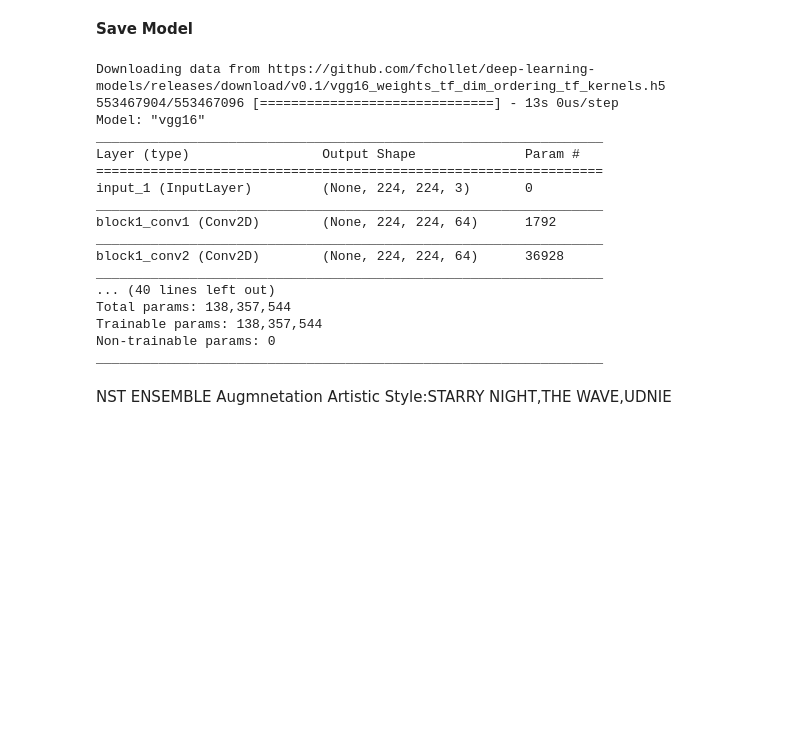
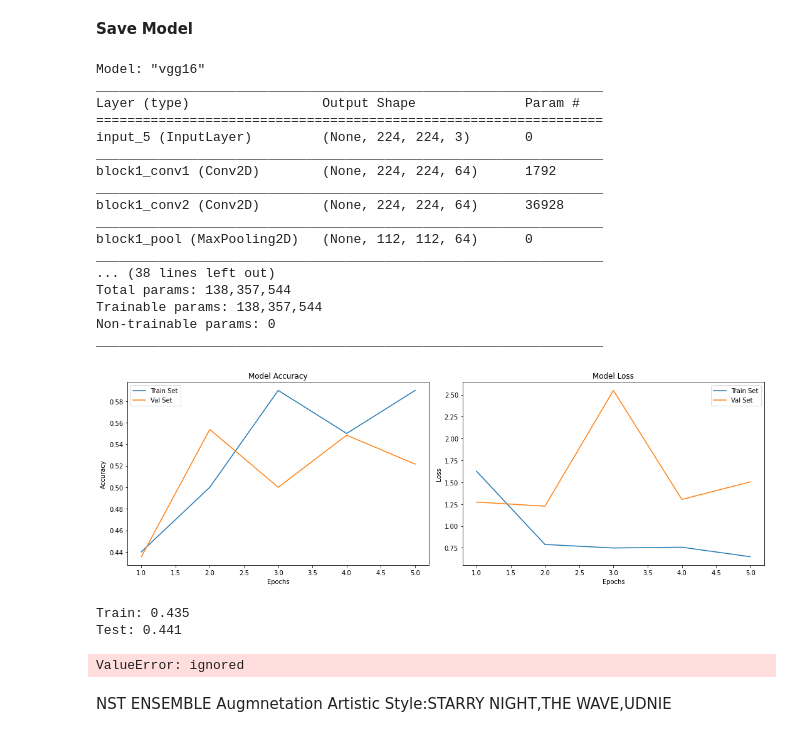
Before and after one commit to shikarRajcomar-Engineer/Ensemble, a Jupyter notebook: Model_Testing.ipynb, the cells around one changed output. Drawn from its saved outputs; the diff is of its cells as text; code cells hidden in the pictures; blank space fills up the shorter version.

```diff
--- a/Model_Testing.ipynb
+++ b/Model_Testing.ipynb
@@ -437,7 +452,7 @@ batch_size=32
 
 Dataset=['Original224','NSTstarry_night_covid224','NSTthe_wave224'
 ,'NSTudnie_covid224','NSTcandy_covid224','NSTcomposition_vii_covid224'
-,'NSTfeathers_covid224','NSTla_muse_covid224','NSTmosaic_covid224','NSTthe_scream224','samplepair_covid224']
+,'NSTfeathers_covid224','NSTla_muse_covid224','NSTmosaic_covid224','NSTthe_scream224','SamplepairCT_COVID224']
 
 
 def load_data_training_and_test(datasetname):
@@ -465,17 +480,17 @@ def data_processing(x_train,y_train,x_test,y_testing):
     x_train/=255
     x_test/=255
     classes = np.unique(y_train)
-    nClasses = len(classes)
-    num_classes = len(classes)
+    # nClasses = len(classes)
+    # num_classes = len(classes)
     img_rows=x_train[0].shape[0]
     img_cols=x_train[1].shape[0]
     input_shape=(img_rows,img_cols,3)
     return x_train,y_train, x_test,y_testing
 
 # Define Callback function for early stopping and tensorboard
-earlystop=EarlyStopping(patience=5)
+earlystop=EarlyStopping(patience=3)
 learning_rate_reduction=ReduceLROnPlateau(monitor='val_accuracy'
-                                        ,patience=5
+                                        ,patience=3
                                         ,verbose=0
                                         ,factor=0.5
                                         ,min_lr=0.00001)
@@ -490,11 +505,15 @@ from keras.applications.vgg16 import VGG16
 model = VGG16()
 # summarize the model
 model.summary()
-optimizer = keras.optimizers.Adam(lr=0.0001)
-model.compile(optimizer=optimizer,
-              loss="sparse_categorical_crossentropy",
+# optimizer = keras.optimizers.Adam(lr=0.0001)
+# model.compile(optimizer=optimizer,
+#               loss="sparse_categorical_crossentropy",
+#               metrics=["accuracy"])
+
+from keras.optimizers import SGD
+opt = SGD(lr=0.0001)
+model.compile(loss = "sparse_categorical_crossentropy", optimizer = opt,
               metrics=["accuracy"])
-
 
 
 def train_on_x_samples(batch_size=32, steps=100):
@@ -555,19 +574,19 @@ def test_acc_results(x_test,y_testing):
 mc = ModelCheckpoint('best_model.h5', monitor='val_accuracy', mode='max', verbose=0, save_best_only=True)
 es = EarlyStopping(monitor='val_loss', mode='min', verbose=1, patience=20)
 # %% [output]
-Downloading data from https://github.com/fchollet/deep-learning-models/releases/download/v0.1/vgg16_weights_tf_dim_ordering_tf_kernels.h5
-553467904/553467096 [==============================] - 13s 0us/step
 Model: "vgg16"
 _________________________________________________________________
 Layer (type)                 Output Shape              Param #
 =================================================================
-input_1 (InputLayer)         (None, 224, 224, 3)       0
+input_5 (InputLayer)         (None, 224, 224, 3)       0
 _________________________________________________________________
 block1_conv1 (Conv2D)        (None, 224, 224, 64)      1792
 _________________________________________________________________
 block1_conv2 (Conv2D)        (None, 224, 224, 64)      36928
 _________________________________________________________________
-... (40 lines left out)
+block1_pool (MaxPooling2D)   (None, 112, 112, 64)      0
+_________________________________________________________________
+... (38 lines left out)
 Total params: 138,357,544
 Trainable params: 138,357,544
 Non-trainable params: 0
@@ -583,7 +602,7 @@ Aug=['Original','HorizontalFlip','vertialFLip','Rotation','shear','width_shift_r
 ,'Rotation+vertical','Horizontal+Rotation','shear+Rotation','Rotation+width_shift_range'
 ,'shear+vertical','Horizontal+shear','shear+Rotation','shear+width_shift_range']
 
-
+num_classes=2
 for i in range(len(Aug)):
   if i==0:
     (x_train,y_train),(x_test,y_testing)=load_data_training_and_test(Dataset[0])
@@ -788,7 +807,7 @@ for i in range(len(Aug)):
     (x_train,y_train),(x_test,y_testing)=load_data_training_and_test(Dataset[0])
     data_processing(x_train,y_train,x_test,y_testing)
     datagen = ImageDataGenerator(featurewise_center=True,featurewise_std_normalization=True,horizontal_flip=True,width_shift_range=(random.uniform(0.1,0.9)))
-    val_datagen = ImageDataGenerator(featurewise_center=True,featurewise_std_normalization=True,horizontal_flip=True,width_shift_range=(random.uniform(0.1,0.9)))
+    val_datagen = ImageDataGenerator(rescale=1./255)
     history = train_on_x_samples(1)
     train_acc_results(x_train,y_train)
     test_acc_results(x_test,y_testing)
@@ -812,7 +831,7 @@ for i in range(len(Aug)):
     (x_train,y_train),(x_test,y_testing)=load_data_training_and_test(Dataset[0])
     data_processing(x_train,y_train,x_test,y_testing)
     datagen = ImageDataGenerator(featurewise_center=True,featurewise_std_normalization=True,vertical_flip=True,rotation_range=(random.randrange(0,360,30)))
-    val_datagen = ImageDataGenerator(featurewise_center=True,featurewise_std_normalization=True,vertical_flip=True,rotation_range=(random.randrange(0,360,30)))
+    val_datagen = ImageDataGenerator(rescale=1./255)
     history = train_on_x_samples(1)
     train_acc_results(x_train,y_train)
     test_acc_results(x_test,y_testing)
@@ -835,7 +854,7 @@ for i in range(len(Aug)):
       (x_train,y_train),(x_test,y_testing)=load_data_training_and_test(Dataset[0])
       data_processing(x_train,y_train,x_test,y_testing)
       datagen = ImageDataGenerator(featurewise_center=True,featurewise_std_normalization=True,vertical_flip=True,shear_range=(random.randrange(0,100,10)))
-      val_datagen = ImageDataGenerator(featurewise_center=True,featurewise_std_normalization=True,vertical_flip=True,shear_range=(random.randrange(0,100,10)))
+      val_datagen = ImageDataGenerator(rescale=1./255)
       history = train_on_x_samples(1)
       train_acc_results(x_train,y_train)
       test_acc_results(x_test,y_testing)
@@ -857,7 +876,7 @@ for i in range(len(Aug)):
     (x_train,y_train),(x_test,y_testing)=load_data_training_and_test(Dataset[0])
     data_processing(x_train,y_train,x_test,y_testing)
     datagen = ImageDataGenerator(featurewise_center=True,featurewise_std_normalization=True,vertical_flip=True,width_shift_range=(random.uniform(0.1,0.9)))
-    val_datagen = ImageDataGenerator(featurewise_center=True,featurewise_std_normalization=True,vertical_flip=True,width_shift_range=(random.uniform(0.1,0.9)))
+    val_datagen = ImageDataGenerator(rescale=1./255)
     history = train_on_x_samples(1)
     train_acc_results(x_train,y_train)
     test_acc_results(x_test,y_testing)
@@ -882,7 +901,7 @@ for i in range(len(Aug)):
     (x_train,y_train),(x_test,y_testing)=load_data_training_and_test(Dataset[0])
     data_processing(x_train,y_train,x_test,y_testing)
     datagen = ImageDataGenerator(featurewise_center=True,featurewise_std_normalization=True,rotation_range=(random.randrange(0,360,30)),vertical_flip=True)
-    val_datagen = ImageDataGenerator(featurewise_center=True,featurewise_std_normalization=True,rotation_range=(random.randrange(0,360,30)),vertical_flip=True)
+    val_datagen = ImageDataGenerator(rescale=1./255)
     history = train_on_x_samples(1)
     train_acc_results(x_train,y_train)
     test_acc_results(x_test,y_testing)
@@ -905,7 +924,7 @@ for i in range(len(Aug)):
     (x_train,y_train),(x_test,y_testing)=load_data_training_and_test(Dataset[0])
     data_processing(x_train,y_train,x_test,y_testing)
     datagen = ImageDataGenerator(featurewise_center=True,featurewise_std_normalization=True,rotation_range=(random.randrange(0,360,30)),horizontal_flip=True)
-    val_datagen = ImageDataGenerator(featurewise_center=True,featurewise_std_normalization=True,rotation_range=(random.randrange(0,360,30)),horizontal_flip=True)
+    val_datagen = ImageDataGenerator(rescale=1./255)
     history = train_on_x_samples(1)
     train_acc_results(x_train,y_train)
     test_acc_results(x_test,y_testing)
@@ -927,7 +946,7 @@ for i in range(len(Aug)):
     (x_train,y_train),(x_test,y_testing)=load_data_training_and_test(Dataset[0])
     data_processing(x_train,y_train,x_test,y_testing)
     datagen = ImageDataGenerator(featurewise_center=True,featurewise_std_normalization=True,rotation_range=(random.randrange(0,360,30)),shear_range=(random.randrange(0,100,10)))
-    val_datagen = ImageDataGenerator(featurewise_center=True,featurewise_std_normalization=True,rotation_range=(random.randrange(0,360,30)),shear_range=(random.randrange(0,100,10)))
+    val_datagen = ImageDataGenerator(rescale=1./255)
     history = train_on_x_samples(1)
     train_acc_results(x_train,y_train)
     test_acc_results(x_test,y_testing)
@@ -949,7 +968,7 @@ for i in range(len(Aug)):
     (x_train,y_train),(x_test,y_testing)=load_data_training_and_test(Dataset[0])
     data_processing(x_train,y_train,x_test,y_testing)
     datagen = ImageDataGenerator(featurewise_center=True,featurewise_std_normalization=True,rotation_range=(random.randrange(0,360,30)),width_shift_range=(random.uniform(0.1,0.9)))
-    val_datagen = ImageDataGenerator(featurewise_center=True,featurewise_std_normalization=True,rotation_range=(random.randrange(0,360,30)),width_shift_range=(random.uniform(0.1,0.9)))
+    val_datagen = ImageDataGenerator(rescale=1./255)
     history = train_on_x_samples(1)
     train_acc_results(x_train,y_train)
     test_acc_results(x_test,y_testing)
@@ -972,7 +991,7 @@ for i in range(len(Aug)):
       (x_train,y_train),(x_test,y_testing)=load_data_training_and_test(Dataset[0])
       data_processing(x_train,y_train,x_test,y_testing)
       datagen = ImageDataGenerator(featurewise_center=True,featurewise_std_normalization=True,shear_range=(random.randrange(0,100,10)),vertical_flip=True)
-      val_datagen = ImageDataGenerator(featurewise_center=True,featurewise_std_normalization=True,shear_range=(random.randrange(0,100,10)),vertical_flip=True)
+      val_datagen = ImageDataGenerator(rescale=1./255)
       history = train_on_x_samples(1)
       train_acc_results(x_train,y_train)
       test_acc_results(x_test,y_testing)
@@ -995,7 +1014,7 @@ for i in range(len(Aug)):
       (x_train,y_train),(x_test,y_testing)=load_data_training_and_test(Dataset[0])
       data_processing(x_train,y_train,x_test,y_testing)
       datagen = ImageDataGenerator(featurewise_center=True,featurewise_std_normalization=True,shear_range=(random.randrange(0,100,10)),horizontal_flip=True)
-      val_datagen = ImageDataGenerator(featurewise_center=True,featurewise_std_normalization=True,shear_range=(random.randrange(0,100,10)),horizontal_flip=True)
+      val_datagen = ImageDataGenerator(rescale=1./255)
       history = train_on_x_samples(1)
       train_acc_results(x_train,y_train)
       test_acc_results(x_test,y_testing)
@@ -1019,7 +1038,7 @@ for i in range(len(Aug)):
       (x_train,y_train),(x_test,y_testing)=load_data_training_and_test(Dataset[0])
       data_processing(x_train,y_train,x_test,y_testing)
       datagen = ImageDataGenerator(featurewise_center=True,featurewise_std_normalization=True,shear_range=(random.randrange(0,100,10)),rotation_range=(random.randrange(0,360,30)))
-      val_datagen = ImageDataGenerator(featurewise_center=True,featurewise_std_normalization=True,shear_range=(random.randrange(0,100,10)),rotation_range=(random.randrange(0,360,30)))
+      val_datagen = ImageDataGenerator(rescale=1./255)
       history = train_on_x_samples(1)
       train_acc_results(x_train,y_train)
       test_acc_results(x_test,y_testing)
@@ -1038,35 +1057,40 @@ for i in range(len(Aug)):
       i+=1
 
 
   elif i==20:
       (x_train,y_train),(x_test,y_testing)=load_data_training_and_test(Dataset[0])
       data_processing(x_train,y_train,x_test,y_testing)
       datagen = ImageDataGenerator(featurewise_center=True,featurewise_std_normalization=True,shear_range=(random.randrange(0,100,10)),width_shift_range=(random.uniform(0.1,0.9)))
-      val_datagen = ImageDataGenerator(featurewise_center=True,featurewise_std_normalization=True,shear_range=(random.randrange(0,100,10)),width_shift_range=(random.uniform(0.1,0.9)))
+      val_datagen = ImageDataGenerator(rescale=1./255)
       history = train_on_x_samples(1)
       train_acc_results(x_train,y_train)
       test_acc_results(x_test,y_testing)
       his_df=pd.DataFrame(history.history)
       predicted_classes = model.predict(x_test)
       predicted_classes = np.argmax(np.round(predicted_classes),axis=1)
       target_names = ["Class {}".format(i) for i in range(num_classes)]
       report_dict=classification_report(y_testing, predicted_classes, target_names=target_names,output_dict=True)
       df=pd.DataFrame(report_dict)
       df['aug']=Aug[i]
 
       print(df)
       df['val acc']=(history.history['val_accuracy'][-1])*100
       df['acc']=(history.history['accuracy'][-1])*100
       Results=Results.append(df)
       i+=1
 
 
 
-    if i==21:
+  if i==21:
       break
 pd.set_option("display.max_rows", None, "display.max_columns", None)
 print('Ensemble Augmentation for Generic Augmentation')
 display(Results)
+# %% [output]
+[figure, added]
+Train: 0.435
+Test: 0.441
+ValueError: ignored
 # %% [markdown]
 NST ENSEMBLE Augmnetation
 Artistic Style:STARRY NIGHT,THE WAVE,UDNIE
```
Also changed, not shown: parts of 11 cells of this notebook.
